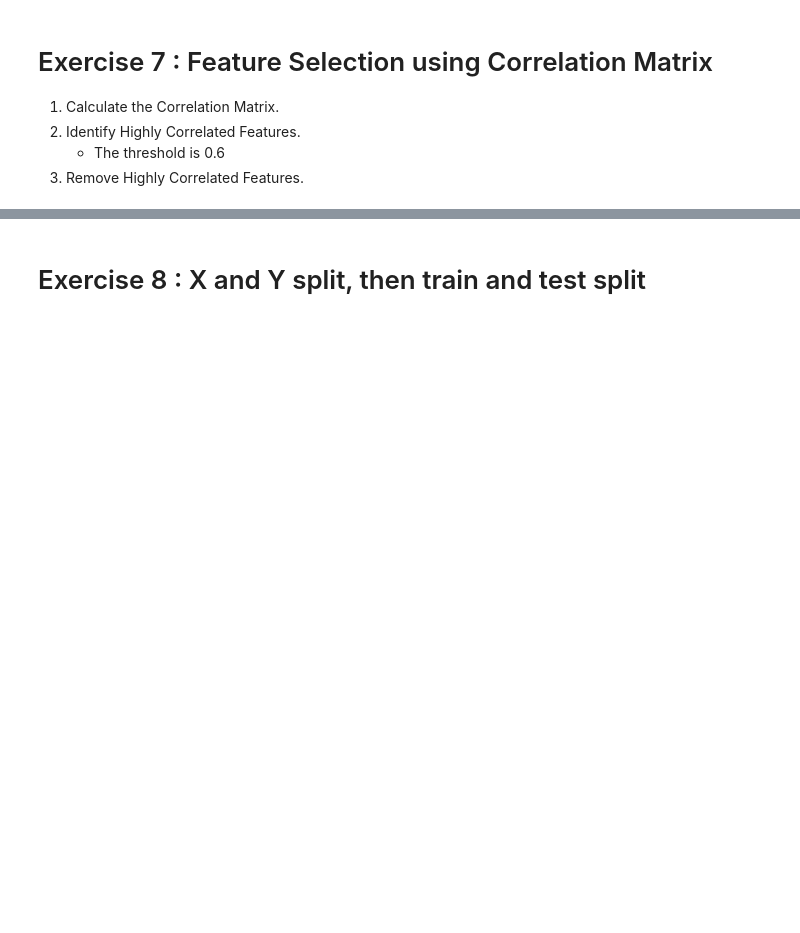
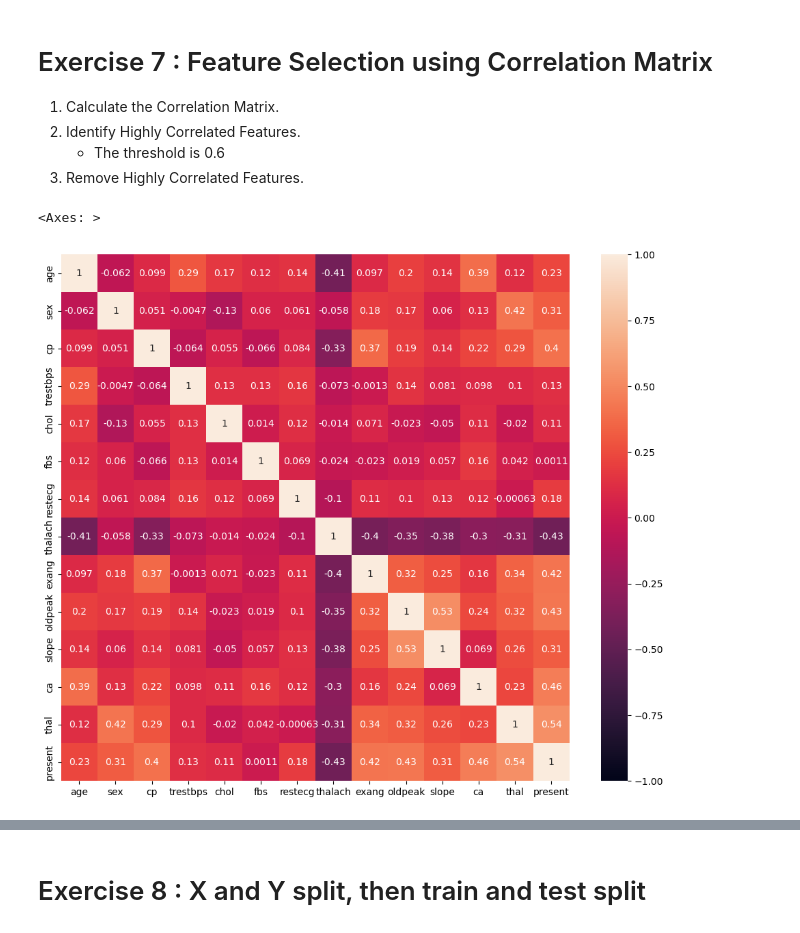
Before and after one commit to 013nour/Logistic_Regression-Lab1, a Jupyter notebook: Assignment.ipynb, the cells around one changed output, grey strips where cells are left out. Cells and saved outputs as stored; diff of their text form; code cells hidden in the pictures; blank space fills up the shorter version.

```diff
--- a/Assignment.ipynb
+++ b/Assignment.ipynb
@@ -26,0 +231,33 @@
+# %%
+def limits(col):
+    Q1 = col.quantile(0.25)
+    Q3 = col.quantile(0.75)
+    IQR = Q3 - Q1
+
+    upper = Q3 + 1.5*IQR
+    lower = Q1 - 1.5*IQR
+
+    print("Upper Bound:",upper)
+    print("Lower Bound:",lower)
+    return upper, lower
+
+
+print("oldpeak")
+upper, lower = limits(df['oldpeak'])
+outliers = df[(df['oldpeak'] < lower) | (df['oldpeak'] > upper)]
+df = df.drop(outliers.index)
+print("--------------------")
+print("trestbps")
+upper, lower = limits(df['trestbps'])
+outliers = df[(df['trestbps'] < lower) | (df['trestbps'] > upper)]
+df = df.drop(outliers.index)
+print("--------------------")
+print("chol")
+upper, lower = limits(df['chol'])
+outliers = df[(df['chol'] < lower) | (df['chol'] > upper)]
+df = df.drop(outliers.index)
+print("--------------------")
+print("thalach")
+upper, lower = limits(df['thalach'])
+outliers = df[(df['thalach'] < lower) | (df['thalach'] > upper)]
+df = df.drop(outliers.index)
@@ -31,3 +306,11 @@
 2. Identify Highly Correlated Features.
     - The threshold is 0.6
 3. Remove Highly Correlated Features.
+# %%
+import seaborn as sns
+
+plt.figure(figsize=(12,10))
+sns.heatmap(df.corr(), vmin=-1, vmax=1, annot=True)
+# %% [output]
+<Axes: >
+[figure, added]
```
Also changed, not shown: parts of 62 cells of this notebook.
